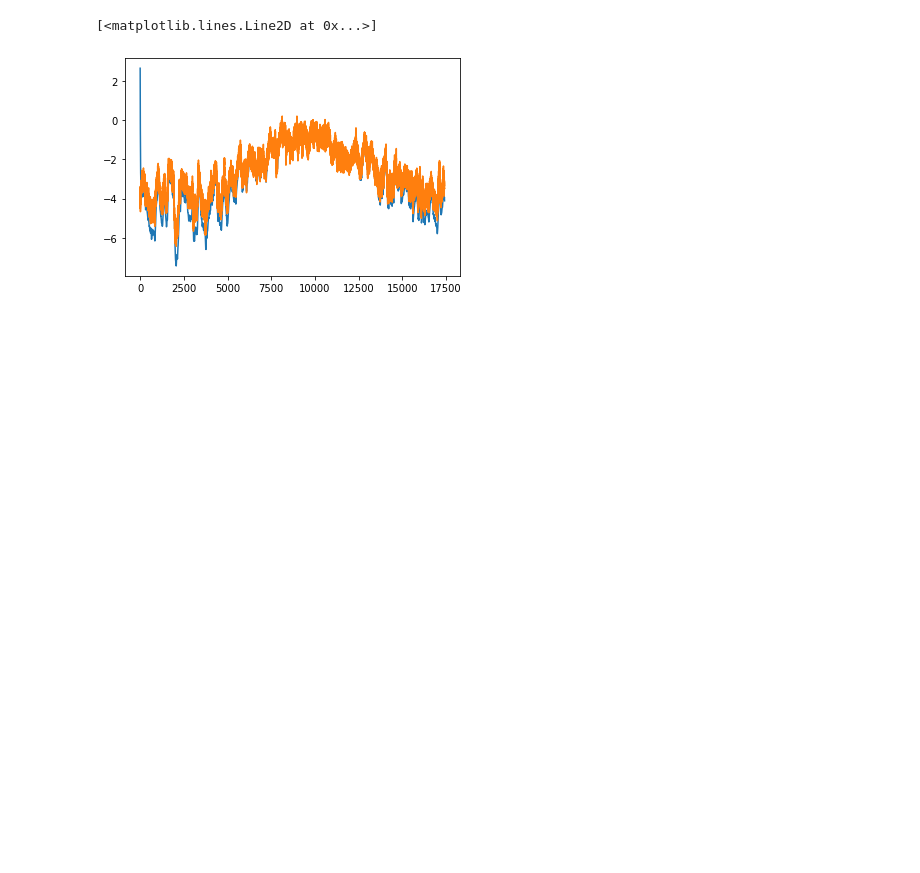
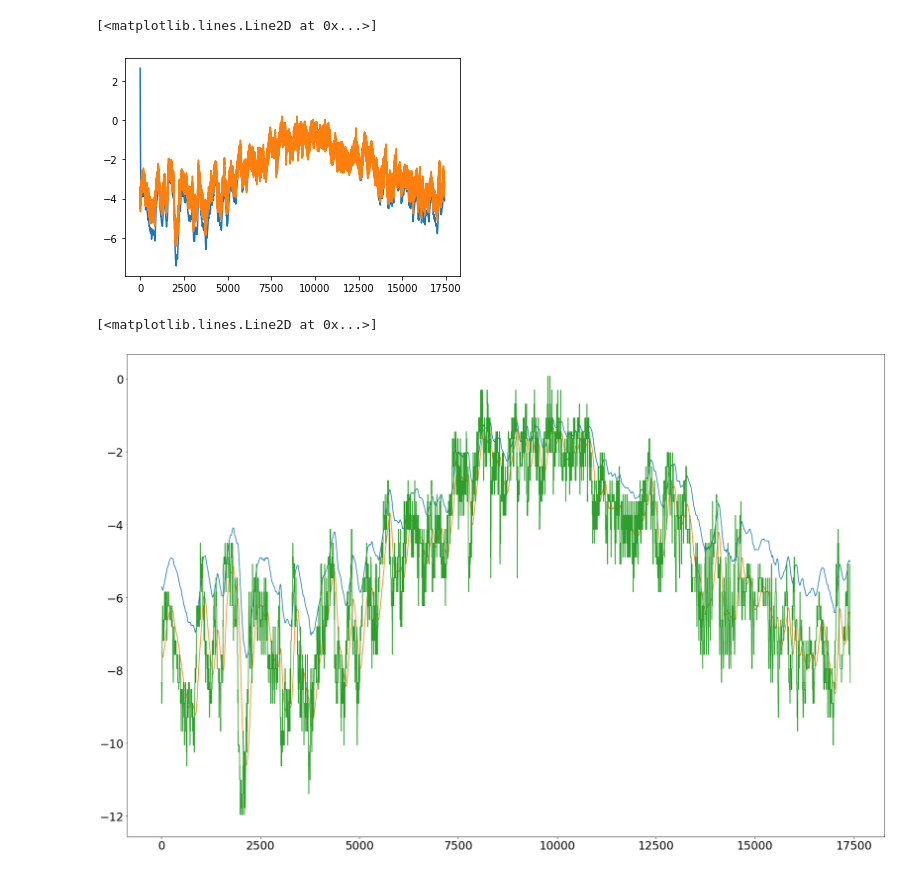
Before and after one commit to sanjin94/HTool-dev, a Jupyter notebook: initial_notebook/heat_transfer_pilot.ipynb, the cells around one changed output. Drawn from its saved outputs; the diff is of its cells as text; code cells hidden in the pictures; blank space fills up the shorter version.

```diff
--- a/initial_notebook/heat_transfer_pilot.ipynb
+++ b/initial_notebook/heat_transfer_pilot.ipynb
@@ -825,3 +825,20 @@ plt.plot(q_calc3)
 # %% [output]
 [<matplotlib.lines.Line2D at 0x...>]
 [figure]
+# %%
+df = pd.read_csv('izolacija_unutra.csv', sep=',',header=None)
+q1 = df.values
+df = pd.read_csv('izolacija_vani.csv', sep=',',header=None)
+q2 = df.values
+df = pd.read_csv('qU.csv', sep=',',header=None)
+qU = df.values
+fig = plt.figure()
+fig.set_size_inches(27.5,18.)
+plt.xticks(fontsize=23)
+plt.yticks(fontsize=23)
+plt.plot(q1)
+plt.plot(q2)
+plt.plot(qU)
+# %% [output]
+[<matplotlib.lines.Line2D at 0x...>]
+[figure, added]
```
Also changed, not shown: parts of 1 cell of this notebook, 12 other files.
